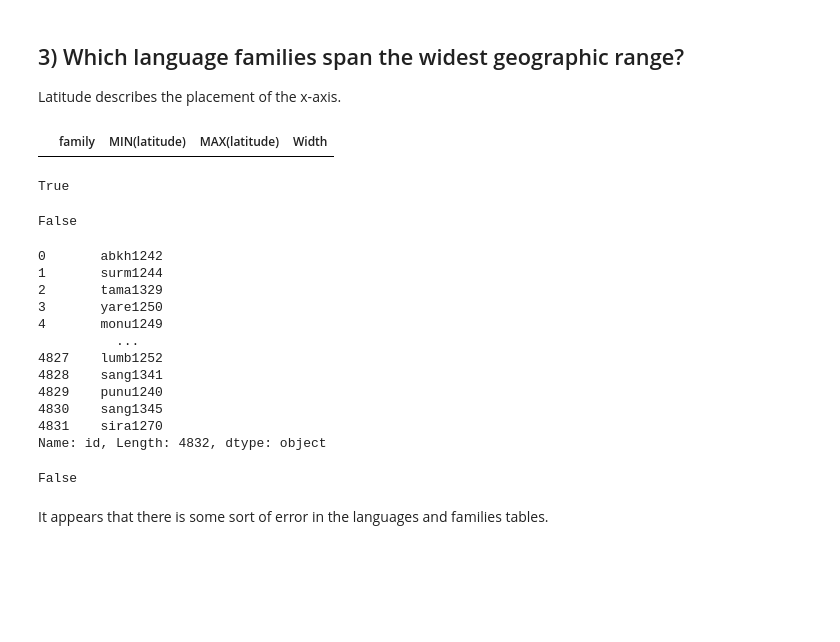
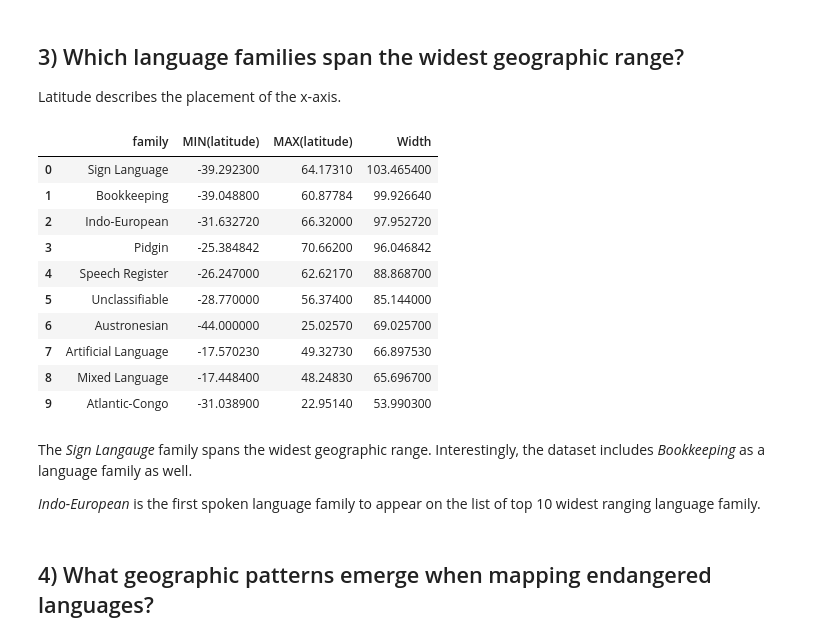
Before and after one commit to leenoah390/tidytuesday_practice, a Jupyter notebook: 20251223/tidy_tuesday-20251223.ipynb, the cells around one changed output. Cells and saved outputs as stored; diff of their text form; code cells hidden in the pictures; blank space fills up the shorter version.

```diff
--- a/20251223/tidy_tuesday-20251223.ipynb
+++ b/20251223/tidy_tuesday-20251223.ipynb
@@ -154,40 +154,33 @@ An isolate language has a much greater change of being endangered. There is abou
 ## 3) Which language families span the widest geographic range?
 Latitude describes the placement of the x-axis.
 # %%
+# For each language family, I gathered the minimum and maximum latitudes along with the difference in the min/max to gather the widths
+# Sorted by the value ofthe width, decreasing
+
 sqldf('''
 SELECT family, MIN(latitude), MAX(latitude), (MAX(latitude)-MIN(latitude)) AS Width FROM languages
-INNER JOIN families ON languages.id = families.id
+INNER JOIN families ON languages.family_id = families.id
 GROUP BY families.family
 ORDER BY Width DESC
+LIMIT 10
 ''')
+
+# Displaying the top 10 results
 # %% [output]
 |  | family | MIN(latitude) | MAX(latitude) | Width |
+| 0 | Sign Language | -39.292300 | 64.17310 | 103.465400 |
+| 1 | Bookkeeping | -39.048800 | 60.87784 | 99.926640 |
+| 2 | Indo-European | -31.632720 | 66.32000 | 97.952720 |
+| 3 | Pidgin | -25.384842 | 70.66200 | 96.046842 |
+| 4 | Speech Register | -26.247000 | 62.62170 | 88.868700 |
+| 5 | Unclassifiable | -28.770000 | 56.37400 | 85.144000 |
+| 6 | Austronesian | -44.000000 | 25.02570 | 69.025700 |
+| 7 | Artificial Language | -17.570230 | 49.32730 | 66.897530 |
+| 8 | Mixed Language | -17.448400 | 48.24830 | 65.696700 |
+| 9 | Atlantic-Congo | -31.038900 | 22.95140 | 53.990300 |
-# %%
-'abkh1242' in set(families.id)
-# %% [output]
-True
-# %%
-'abkh1242' in set(languages.id)
-# %% [output]
-False
-# %%
-families['id']
-# %% [output]
-0       abkh1242
-1       surm1244
-2       tama1329
-3       yare1250
-4       monu1249
-          ...
-4827    lumb1252
-4828    sang1341
-4829    punu1240
-4830    sang1345
-4831    sira1270
-Name: id, Length: 4832, dtype: object
-# %%
-'fasu1242' in languages.id
-# %% [output]
-False
-# %% [markdown]
-It appears that there is some sort of error in the languages and families tables.
+# %% [markdown]
+The *Sign Langauge* family spans the widest geographic range. Interestingly, the dataset includes *Bookkeeping* as a language family as well.
+
+*Indo-European* is the first spoken language family to appear on the list of top 10 widest ranging language family.
+# %% [markdown]
+## 4) What geographic patterns emerge when mapping endangered languages?
```
Also changed, not shown: parts of 3 cells of this notebook.
